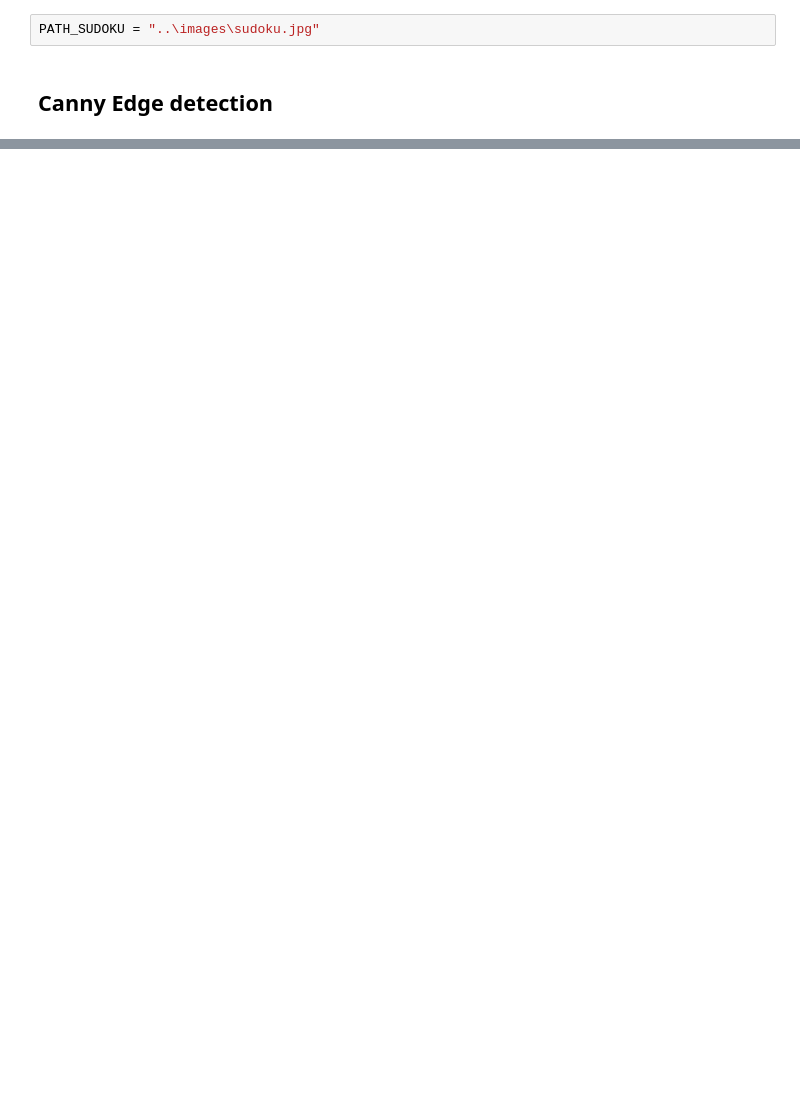
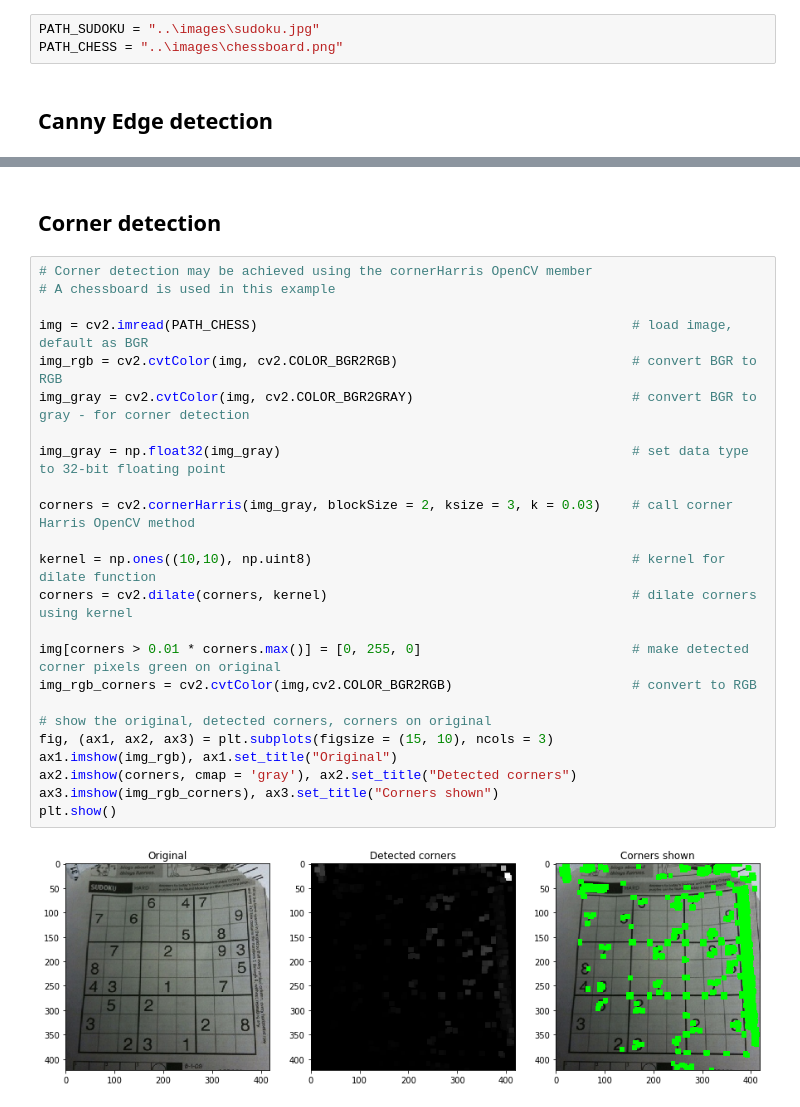
Before and after one commit to andrew-lui/computer-eyes, a Jupyter notebook: image-processing/feature detection/features.ipynb, the cells around one changed output, grey strips where cells are left out. Cells and saved outputs as stored; diff of their text form; blank space fills up the shorter version.

Commit message:
Added corner detection, chessboard.png

```diff
--- a/image-processing/feature detection/features.ipynb
+++ b/image-processing/feature detection/features.ipynb
@@ -10,6 +10,7 @@ import matplotlib.pyplot as plt
 ### Image paths
 # %%
 PATH_SUDOKU = "..\images\sudoku.jpg"
+PATH_CHESS = "..\images\chessboard.png"
 # %% [markdown]
 ## Canny Edge detection
 # %%
@@ -25,0 +31,28 @@ plt.show()
+# %% [markdown]
+## Corner detection
+# %%
+# Corner detection may be achieved using the cornerHarris OpenCV member
+# A chessboard is used in this example
+
+img = cv2.imread(PATH_CHESS)                                                # load image, default as BGR
+img_rgb = cv2.cvtColor(img, cv2.COLOR_BGR2RGB)                              # convert BGR to RGB
+img_gray = cv2.cvtColor(img, cv2.COLOR_BGR2GRAY)                            # convert BGR to gray - for corner detection
+
+img_gray = np.float32(img_gray)                                             # set data type to 32-bit floating point
+
+corners = cv2.cornerHarris(img_gray, blockSize = 2, ksize = 3, k = 0.03)    # call corner Harris OpenCV method
+
+kernel = np.ones((10,10), np.uint8)                                         # kernel for dilate function
+corners = cv2.dilate(corners, kernel)                                       # dilate corners using kernel
+
+img[corners > 0.01 * corners.max()] = [0, 255, 0]                           # make detected corner pixels green on original
+img_rgb_corners = cv2.cvtColor(img,cv2.COLOR_BGR2RGB)                       # convert to RGB
+
+# show the original, detected corners, corners on original
+fig, (ax1, ax2, ax3) = plt.subplots(figsize = (15, 10), ncols = 3)
+ax1.imshow(img_rgb), ax1.set_title("Original")
+ax2.imshow(corners, cmap = 'gray'), ax2.set_title("Detected corners")
+ax3.imshow(img_rgb_corners), ax3.set_title("Corners shown")
+plt.show()
+# %% [output]
+[figure, added]
```
Also changed, not shown: parts of 1 cell of this notebook, 1 other file.
